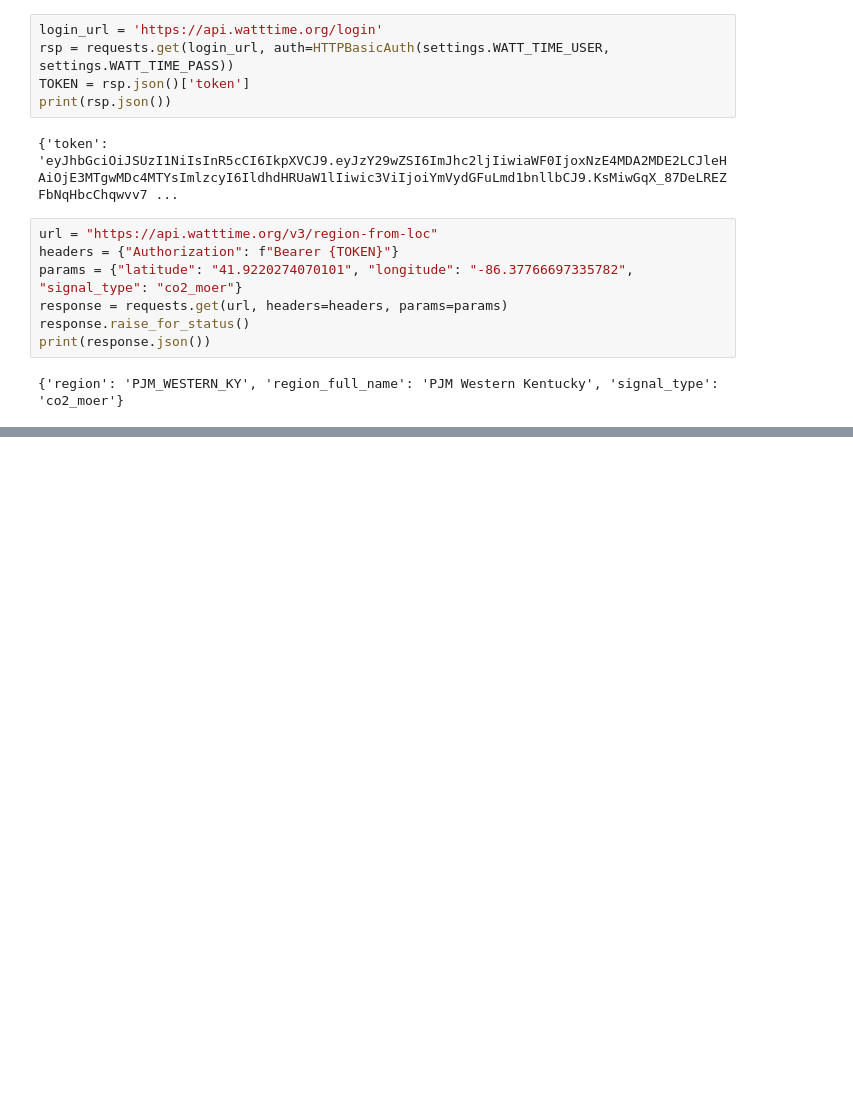
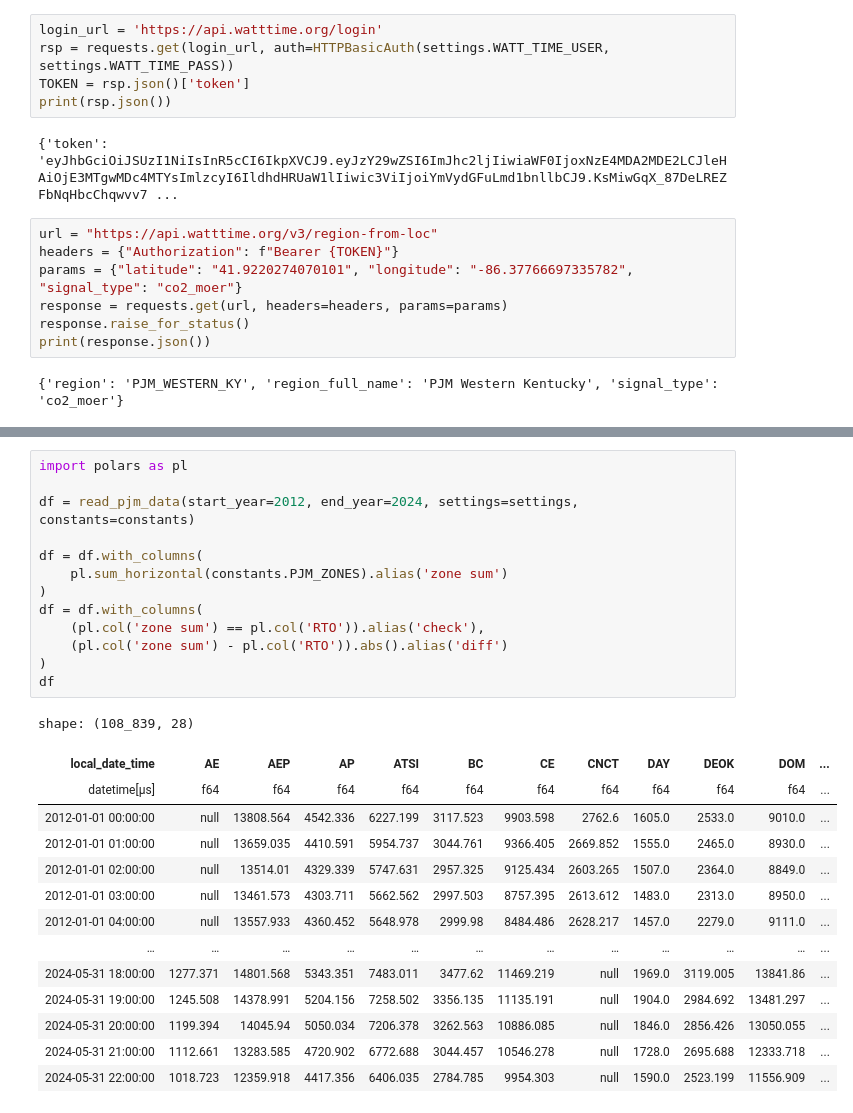
Before and after one commit to bgunyel/electricity-load-forecasting, a Jupyter notebook: experimental.ipynb, the cells around one changed output, grey strips where cells are left out. Saved outputs shown, nothing was run; the diff lists cells and outputs as text; blank space fills up the shorter version.

Commit message:
EDA on history of PJM Zones over years

```diff
--- a/experimental.ipynb
+++ b/experimental.ipynb
@@ -24,0 +67,28 @@ print(response.json())
+# %%
+import polars as pl
+
+df = read_pjm_data(start_year=2012, end_year=2024, settings=settings, constants=constants)
+
+df = df.with_columns(
+    pl.sum_horizontal(constants.PJM_ZONES).alias('zone sum')
+)
+df = df.with_columns(
+    (pl.col('zone sum') == pl.col('RTO')).alias('check'),
+    (pl.col('zone sum') - pl.col('RTO')).abs().alias('diff')
+)
+df
+# %% [output]
+shape: (108_839, 28)
+| local_date_time | AE | AEP | AP | ATSI | BC | CE | CNCT | DAY | DEOK | DOM | ... |
+| datetime[μs] | f64 | f64 | f64 | f64 | f64 | f64 | f64 | f64 | f64 | f64 | ... |
+| 2012-01-01 00:00:00 | null | 13808.564 | 4542.336 | 6227.199 | 3117.523 | 9903.598 | 2762.6 | 1605.0 | 2533.0 | 9010.0 | ... |
+| 2012-01-01 01:00:00 | null | 13659.035 | 4410.591 | 5954.737 | 3044.761 | 9366.405 | 2669.852 | 1555.0 | 2465.0 | 8930.0 | ... |
+| 2012-01-01 02:00:00 | null | 13514.01 | 4329.339 | 5747.631 | 2957.325 | 9125.434 | 2603.265 | 1507.0 | 2364.0 | 8849.0 | ... |
+| 2012-01-01 03:00:00 | null | 13461.573 | 4303.711 | 5662.562 | 2997.503 | 8757.395 | 2613.612 | 1483.0 | 2313.0 | 8950.0 | ... |
+| 2012-01-01 04:00:00 | null | 13557.933 | 4360.452 | 5648.978 | 2999.98 | 8484.486 | 2628.217 | 1457.0 | 2279.0 | 9111.0 | ... |
+| … | … | … | … | … | … | … | … | … | … | … | ... |
+| 2024-05-31 18:00:00 | 1277.371 | 14801.568 | 5343.351 | 7483.011 | 3477.62 | 11469.219 | null | 1969.0 | 3119.005 | 13841.86 | ... |
+| 2024-05-31 19:00:00 | 1245.508 | 14378.991 | 5204.156 | 7258.502 | 3356.135 | 11135.191 | null | 1904.0 | 2984.692 | 13481.297 | ... |
+| 2024-05-31 20:00:00 | 1199.394 | 14045.94 | 5050.034 | 7206.378 | 3262.563 | 10886.085 | null | 1846.0 | 2856.426 | 13050.055 | ... |
+| 2024-05-31 21:00:00 | 1112.661 | 13283.585 | 4720.902 | 6772.688 | 3044.457 | 10546.278 | null | 1728.0 | 2695.688 | 12333.718 | ... |
+| 2024-05-31 22:00:00 | 1018.723 | 12359.918 | 4417.356 | 6406.035 | 2784.785 | 9954.303 | null | 1590.0 | 2523.199 | 11556.909 | ... |
```
Also changed, not shown: parts of 3 cells of this notebook, 5 other files.
